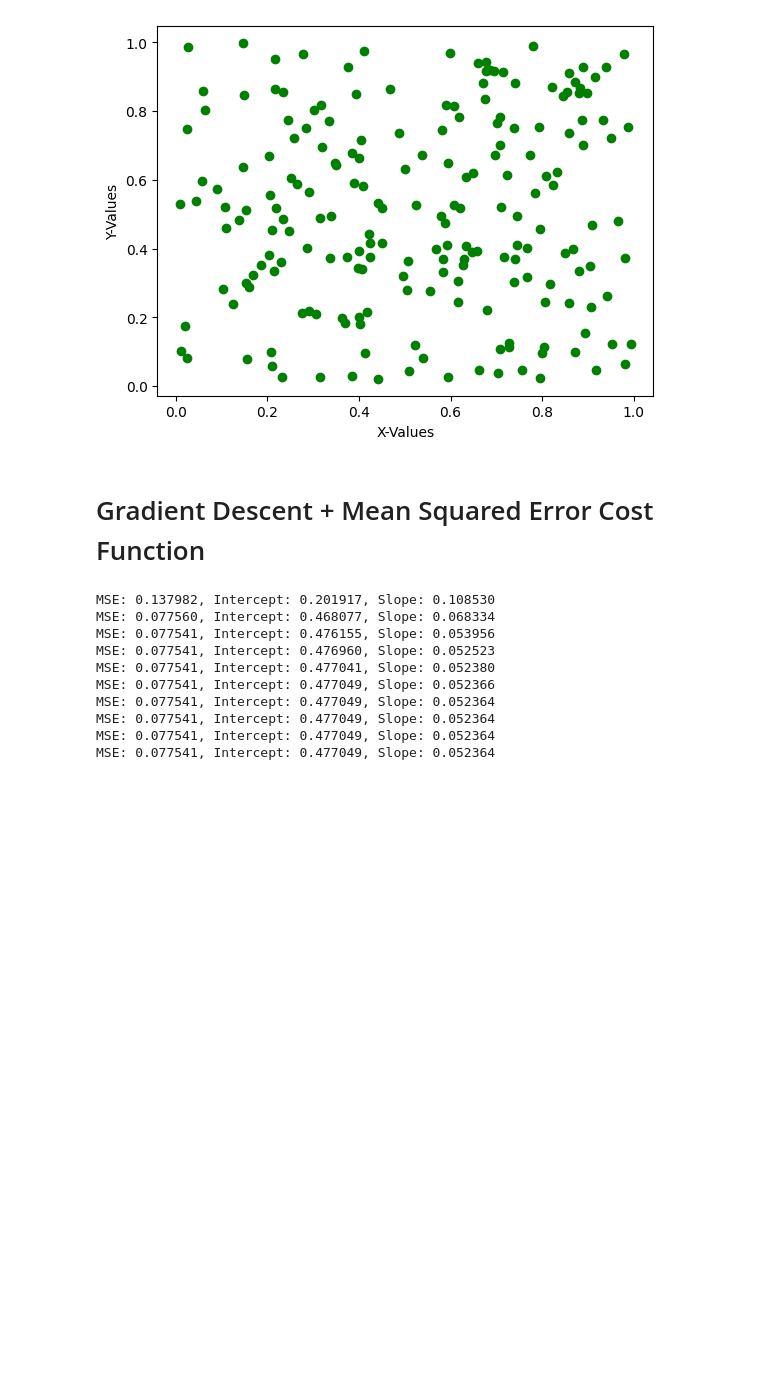
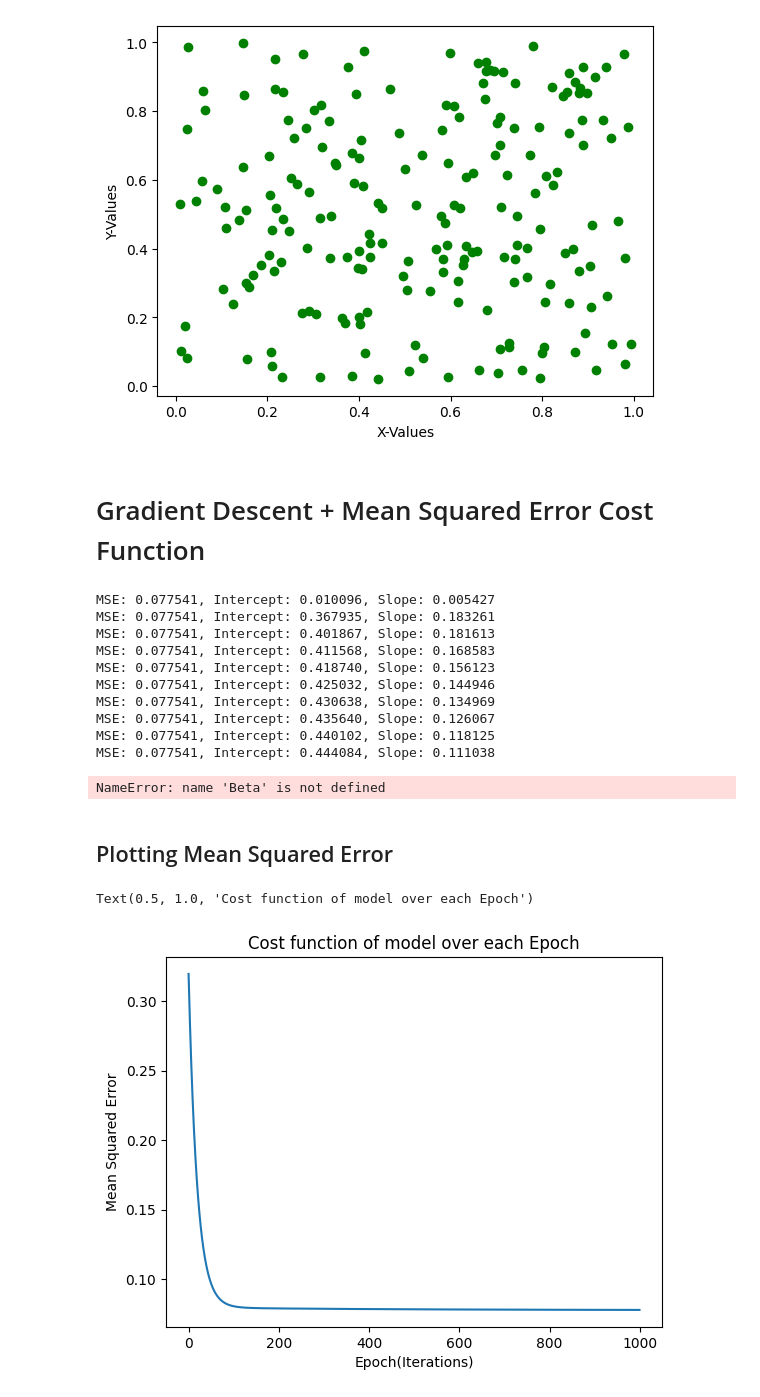
Before and after one commit to joelcsadi/Machine-Learning-Scratch, a Jupyter notebook: slr.ipynb, the cells around one changed output. Cells and saved outputs as stored; diff of their text form; code cells hidden in the pictures; blank space fills up the shorter version.

```diff
--- a/slr.ipynb
+++ b/slr.ipynb
@@ -43,6 +43,7 @@ in terms of the other parameters.
 # Initialise the parameters to 0 start the gradient descent process
 Beta_0 = 0
 Beta_1 = 0
+MSE_costs = []
 def cost_function(X, y, Beta_0, Beta_1):
     return np.mean((y-(Beta_0+Beta_1*X))**2)
 
@@ -50,7 +51,7 @@ def cost_function(X, y, Beta_0, Beta_1):
 # (Too high = divergence and Too low = time-consuming process)
 
 # Epochs are the iterations required for the parameters to be sufficiently optimized.
-learning_rate = 0.2
+learning_rate = 0.01
 epochs = 1000
 
 # Updating the parameters each iteration
@@ -77,17 +78,30 @@ def gradient_descent(X,y,Beta_0,Beta_1,learning_rate):
 for epoch in range(epochs):
     y_hat = Beta_0 + Beta_1 * X
     Beta_0, Beta_1 = gradient_descent(X,y,Beta_0,Beta_1,learning_rate)
+    MSE_costs.append(cost_function(X,y,Beta_0,Beta_1))
     if epoch % 100 == 0:
-        cost = cost_function(X,y,Beta_0,Beta_1)
         print(f"MSE: {cost:2f}, Intercept: {Beta_0:2f}, Slope: {Beta_1:2f}")
 # %% [output]
-MSE: 0.137982, Intercept: 0.201917, Slope: 0.108530
-MSE: 0.077560, Intercept: 0.468077, Slope: 0.068334
-MSE: 0.077541, Intercept: 0.476155, Slope: 0.053956
-MSE: 0.077541, Intercept: 0.476960, Slope: 0.052523
-MSE: 0.077541, Intercept: 0.477041, Slope: 0.052380
-MSE: 0.077541, Intercept: 0.477049, Slope: 0.052366
-MSE: 0.077541, Intercept: 0.477049, Slope: 0.052364
-MSE: 0.077541, Intercept: 0.477049, Slope: 0.052364
-MSE: 0.077541, Intercept: 0.477049, Slope: 0.052364
-MSE: 0.077541, Intercept: 0.477049, Slope: 0.052364
+MSE: 0.077541, Intercept: 0.010096, Slope: 0.005427
+MSE: 0.077541, Intercept: 0.367935, Slope: 0.183261
+MSE: 0.077541, Intercept: 0.401867, Slope: 0.181613
+MSE: 0.077541, Intercept: 0.411568, Slope: 0.168583
+MSE: 0.077541, Intercept: 0.418740, Slope: 0.156123
+MSE: 0.077541, Intercept: 0.425032, Slope: 0.144946
+MSE: 0.077541, Intercept: 0.430638, Slope: 0.134969
+MSE: 0.077541, Intercept: 0.435640, Slope: 0.126067
+MSE: 0.077541, Intercept: 0.440102, Slope: 0.118125
+MSE: 0.077541, Intercept: 0.444084, Slope: 0.111038
+NameError: name 'Beta' is not defined
+# %% [markdown]
+## Plotting Mean Squared Error
+# %%
+# Plot the Mean Squared Error (y) vs Epoch
+MSE_costs = np.array(MSE_costs)
+plt.plot(range(epochs),MSE_costs)
+plt.xlabel("Epoch(Iterations)")
+plt.ylabel("Mean Squared Error")
+plt.title("Cost function of model over each Epoch")
+# %% [output]
+Text(0.5, 1.0, 'Cost function of model over each Epoch')
+[figure, added]
```
Also changed, not shown: parts of 3 cells of this notebook.
